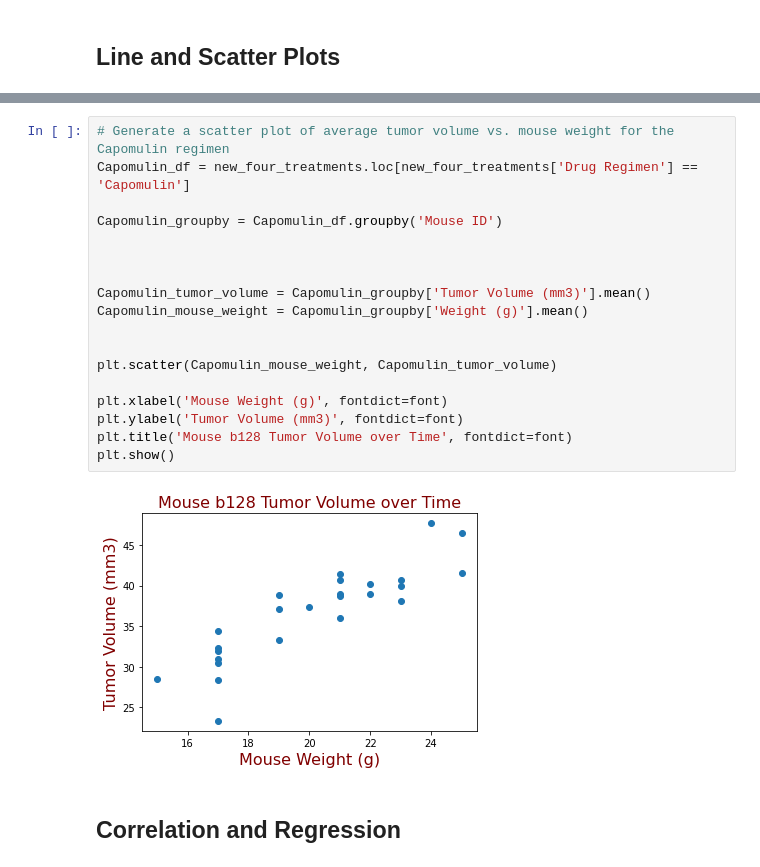
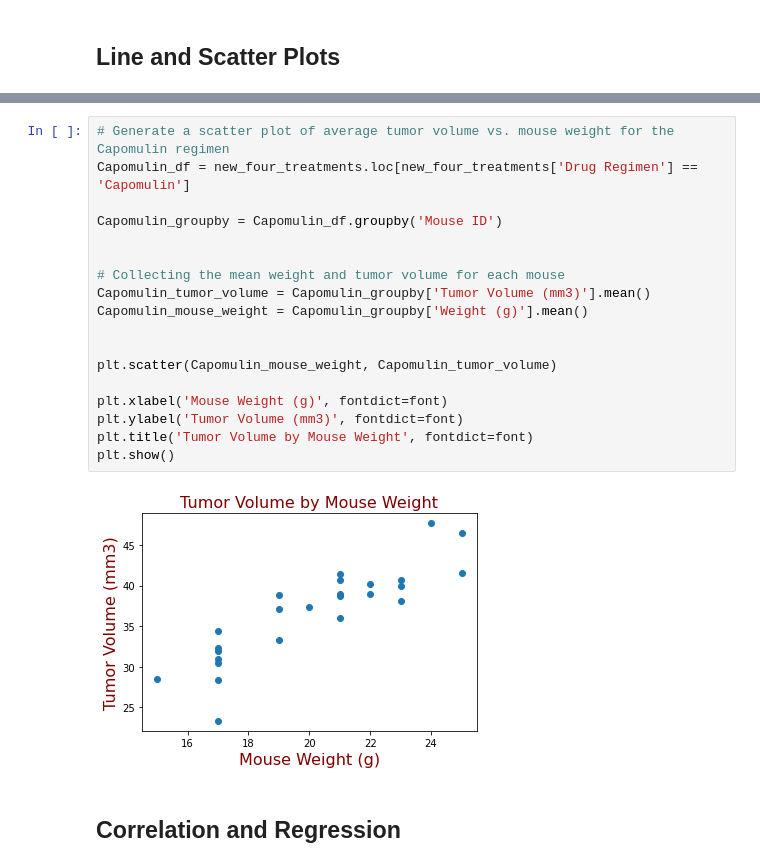
Before and after one commit to Lehmanc92/Matplotlib-Challenge, a Jupyter notebook: Pymaceuticals/pymaceuticals_starter.ipynb, the cells around one changed output, grey strips where cells are left out. Saved outputs shown, nothing was run; the diff lists cells and outputs as text.

```diff
--- a/Pymaceuticals/pymaceuticals_starter.ipynb
+++ b/Pymaceuticals/pymaceuticals_starter.ipynb
@@ -300,23 +309,23 @@ plt.show()
 # %%
 # Generate a scatter plot of average tumor volume vs. mouse weight for the Capomulin regimen
 Capomulin_df = new_four_treatments.loc[new_four_treatments['Drug Regimen'] == 'Capomulin']
 
 Capomulin_groupby = Capomulin_df.groupby('Mouse ID')
 
 
-
+# Collecting the mean weight and tumor volume for each mouse
 Capomulin_tumor_volume = Capomulin_groupby['Tumor Volume (mm3)'].mean()
 Capomulin_mouse_weight = Capomulin_groupby['Weight (g)'].mean()
 
 
 plt.scatter(Capomulin_mouse_weight, Capomulin_tumor_volume)
 
 plt.xlabel('Mouse Weight (g)', fontdict=font)
 plt.ylabel('Tumor Volume (mm3)', fontdict=font)
-plt.title('Mouse b128 Tumor Volume over Time', fontdict=font)
+plt.title('Tumor Volume by Mouse Weight', fontdict=font)
 plt.show()
 # %% [output]
-[figure, old version]
+[figure, new version]
 # %% [markdown]
 ## Correlation and Regression
 # %%
```
Also changed, not shown: parts of 11 cells of this notebook.
